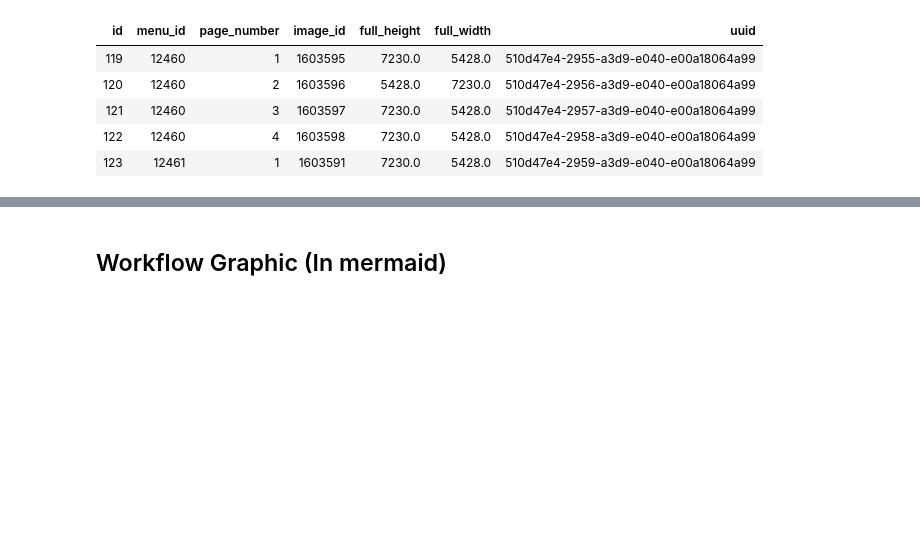
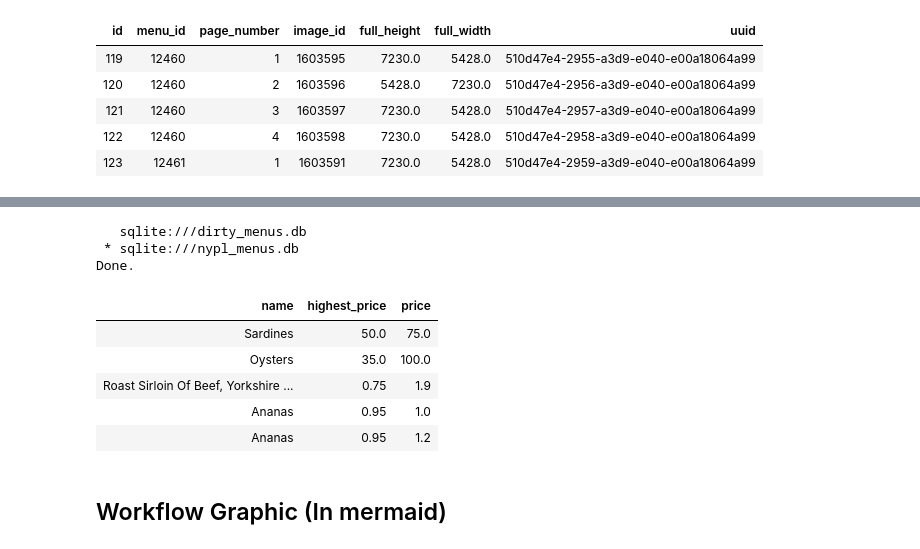
Before and after one commit to brendanpshea/data_clean_nypl, a Jupyter notebook: New_York_Public_Library_Menus_Clean.ipynb, the cells around one changed output, grey strips where cells are left out. Saved outputs shown, nothing was run; the diff lists cells and outputs as text; code cells hidden in the pictures; blank space fills up the shorter version.

```diff
--- a/New_York_Public_Library_Menus_Clean.ipynb
+++ b/New_York_Public_Library_Menus_Clean.ipynb
@@ -1026,3 +1098,21 @@ Done.
+# %%
+%%sql
+-- Find places where dish highest price is lower than a corresponding menuitem price
+SELECT dishes.name, dishes.highest_price, menuitems.price
+FROM dishes
+JOIN menuitems ON dishes.id = menuitems.dish_id
+WHERE dishes.highest_price < menuitems.price
+LIMIT 5;
+# %% [output]
+   sqlite:///dirty_menus.db
+ * sqlite:///nypl_menus.db
+Done.
+| name | highest_price | price |
+| Sardines | 50.0 | 75.0 |
+| Oysters | 35.0 | 100.0 |
+| Roast Sirloin Of Beef, Yorkshire ... | 0.75 | 1.9 |
+| Ananas | 0.95 | 1.0 |
+| Ananas | 0.95 | 1.2 |
 # %% [markdown]
 ## Workflow Graphic (In mermaid)
 # %%
```
Also changed, not shown: parts of 9 cells of this notebook.
